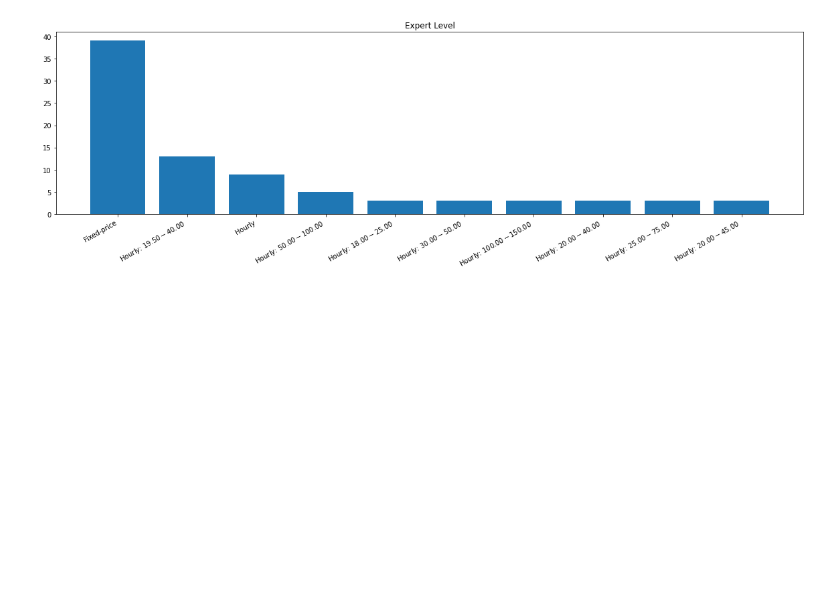
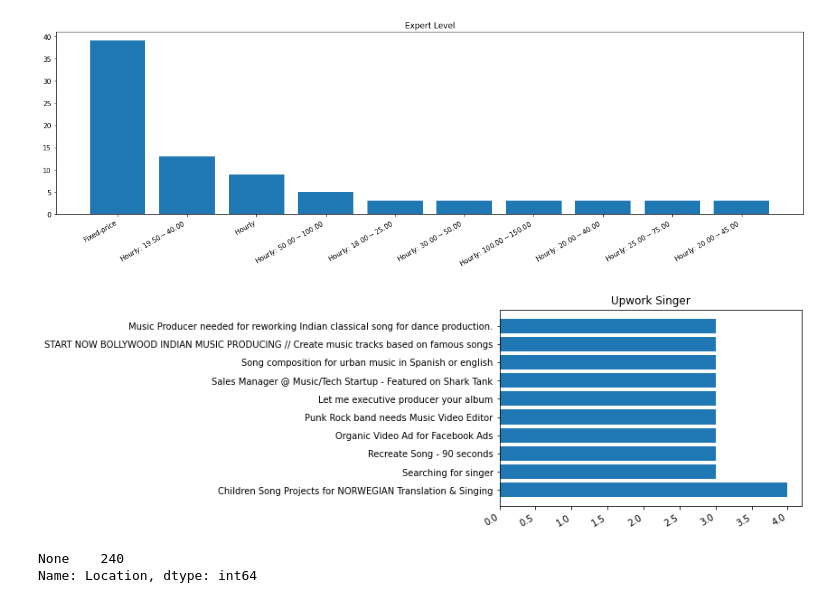
Before and after one commit to jvicrosario1106/husay_project_task, a Jupyter notebook: Data Analysis/Upwork Analysis/upwork_singer.ipynb, the cells around one changed output. Cells and saved outputs as stored; diff of their text form; code cells hidden in the pictures; blank space fills up the shorter version.

```diff
--- a/Data Analysis/Upwork Analysis/upwork_singer.ipynb
+++ b/Data Analysis/Upwork Analysis/upwork_singer.ipynb
@@ -123,3 +123,16 @@ plt.xticks(rotation="30", ha="right")
 plt.show()
 # %% [output]
 [figure]
+# %%
+count_job_title = merge["Title"].value_counts()[0:10]
+plt.barh(count_job_title.index, count_job_title.values)
+plt.title("Upwork Singer")
+plt.xticks(rotation="30",ha="right")
+plt.show()
+# %% [output]
+[figure, added]
+# %%
+merge["Location"].value_counts()
+# %% [output]
+None    240
+Name: Location, dtype: int64
```
Also changed, not shown: 24 other files.
